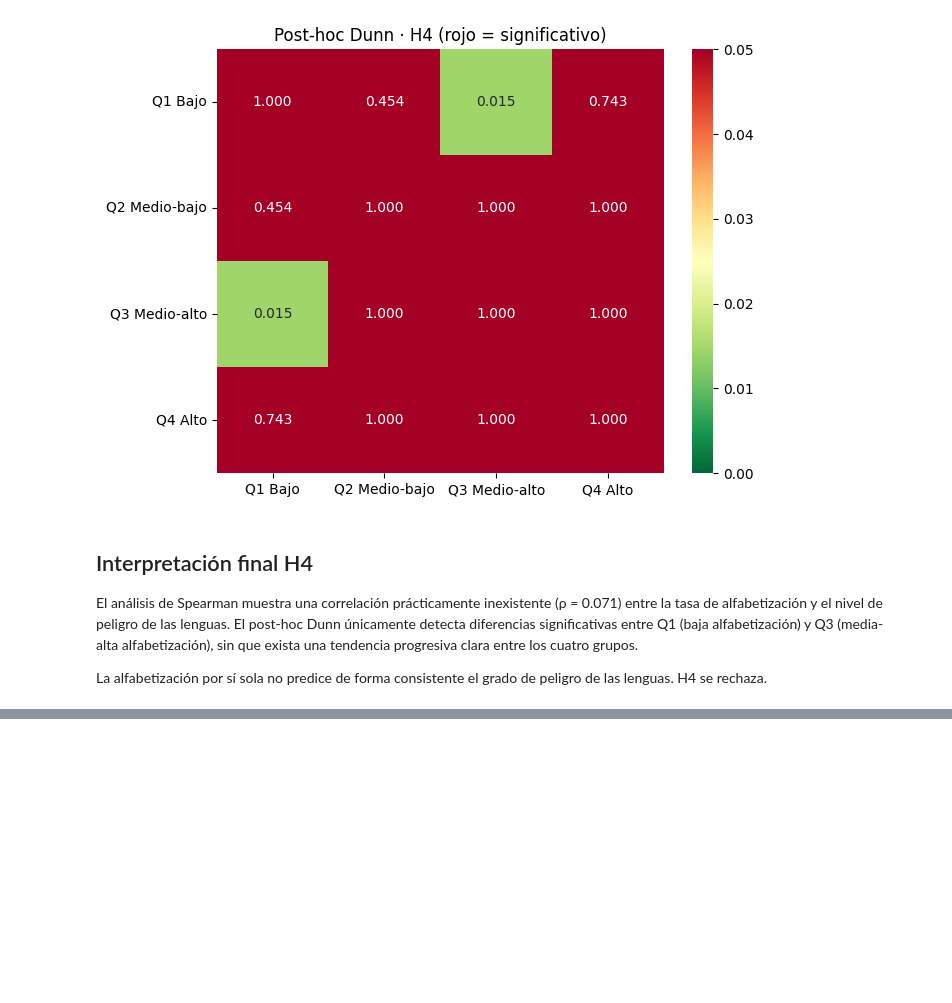
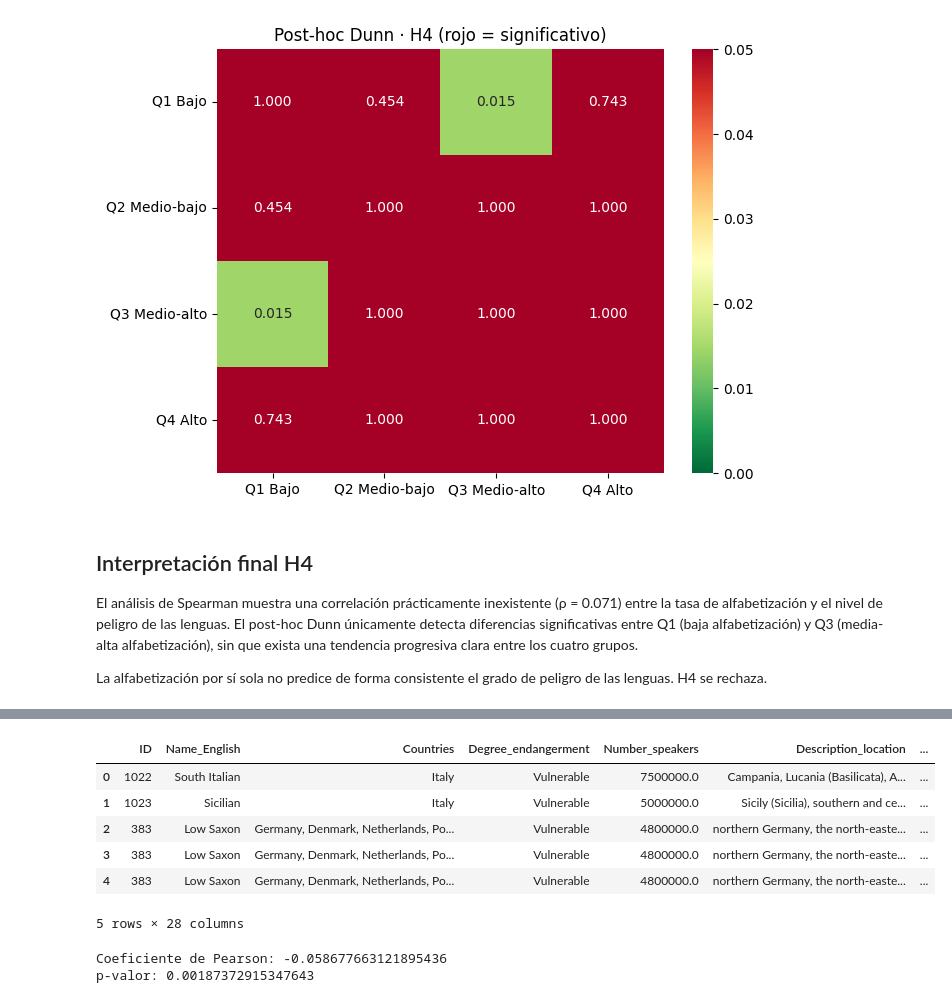
Before and after one commit to mrguezrodriguez/EDA_endangered_languages, a Jupyter notebook: main.ipynb, the cells around one changed output, grey strips where cells are left out. Drawn from its saved outputs; the diff is of its cells as text; code cells hidden in the pictures; blank space fills up the shorter version.

```diff
--- a/main.ipynb
+++ b/main.ipynb
@@ -487,0 +607,21 @@ de peligro de las lenguas. H4 se rechaza.
+# %%
+df_final = df.merge(df_country_counts, on="Countries_list", how="left")
+df_final.head()
+# %% [output]
+|  | ID | Name_English | Countries | Degree_endangerment | Number_speakers | Description_location | ... |
+| 0 | 1022 | South Italian | Italy | Vulnerable | 7500000.0 | Campania, Lucania (Basilicata), A... | ... |
+| 1 | 1023 | Sicilian | Italy | Vulnerable | 5000000.0 | Sicily (Sicilia), southern and ce... | ... |
+| 2 | 383 | Low Saxon | Germany, Denmark, Netherlands, Po... | Vulnerable | 4800000.0 | northern Germany, the north-easte... | ... |
+| 3 | 383 | Low Saxon | Germany, Denmark, Netherlands, Po... | Vulnerable | 4800000.0 | northern Germany, the north-easte... | ... |
+| 4 | 383 | Low Saxon | Germany, Denmark, Netherlands, Po... | Vulnerable | 4800000.0 | northern Germany, the north-easte... | ... |
+5 rows × 28 columns
+# %%
+from scipy.stats import pearsonr
+
+r, p_value = pearsonr(df_final['Pop_density'], df_final['endangerment_score'])
+
+print("Coeficiente de Pearson:", r)
+print("p-valor:", p_value)
+# %% [output]
+Coeficiente de Pearson: -0.058677663121895436
+p-valor: 0.00187372915347643
```
Also changed, not shown: parts of 14 cells of this notebook, 4 other files.
